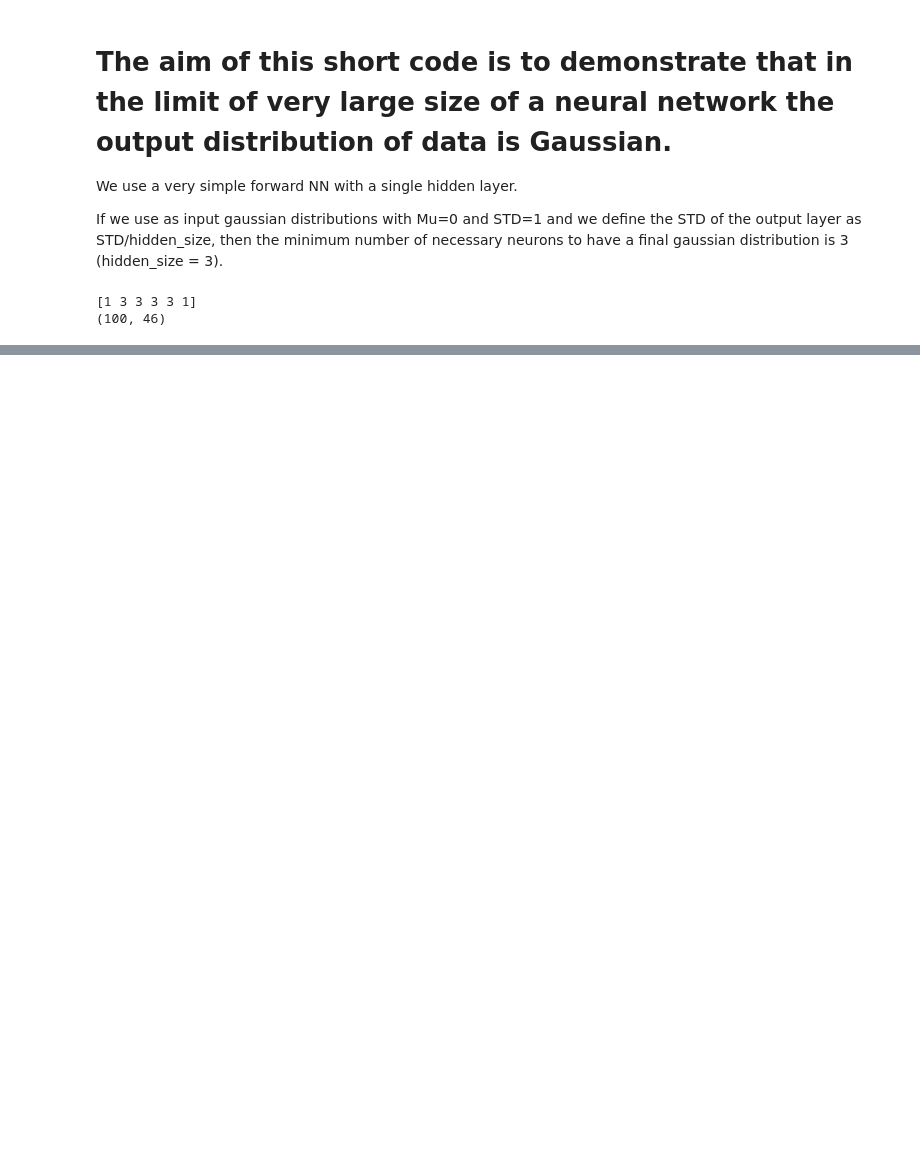
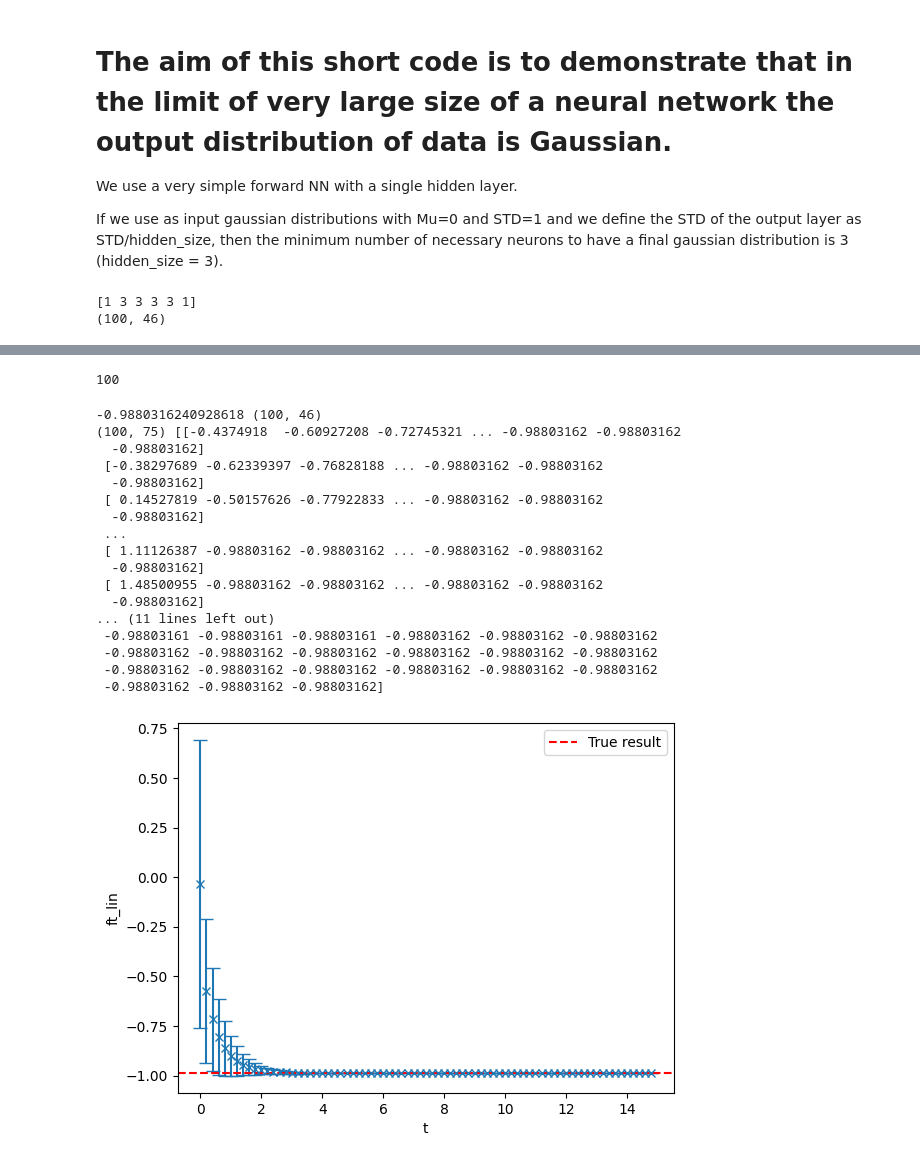
Before and after one commit to Manuel1711/Neural-Networks, a Jupyter notebook: NN_Gaussian.ipynb, the cells around one changed output, grey strips where cells are left out. Cells and saved outputs as stored; diff of their text form; code cells hidden in the pictures; blank space fills up the shorter version.

Commit message:
Train

```diff
--- a/NN_Gaussian.ipynb
+++ b/NN_Gaussian.ipynb
@@ -47,6 +47,16 @@ def bootobj_extr(layer_, el1_, el2_):
         vecB = Bs[i,layer_]
         B[i] = vecB[el1_]
     return A,B
+
+def data_law(x_):
+    return math.sin(x_)
+
+#Bootstrap Mean and Sigma
+def mean(arr):
+    return sum(arr)/len(arr)
+def std_dev(arr):
+    arr_mean = mean(arr)
+    return (sum([(i - arr_mean)**2 for i in arr]) / (len(arr)-1))**0.5
 # %%
 # Define the dimensions of the NN
 input_size = 1
@@ -208,9 +218,65 @@ print(theta)
 # %%
 def Train(grad_, theta_, eta_, t_, output_, Y_):
-    omega_t = -grad_/theta_*(1-e^(-eta_*theta_*t_))*(output_ - Y_)
-    f_lin = (1-e^(-eta_*theta_*t_))*Y_ + e^(-eta_*theta_*t_)*output_
+    omega_t = -grad_/theta_*(1-math.exp(-eta_*theta_*t_))*(output_ - Y_)
+    f_lin = (1-math.exp(-eta_*theta_*t_))*Y_ + math.exp(-eta_*theta_*t_)*output_
     return omega_t, f_lin
 
 def Ver(x_, theta_, t_, Y_, i_, output_):
-    mu_t = theta_*theta^(-1)*(1-e^(-eta_*theta_*t_))*Y_
-    gamma_t = forward(x_,i,tf.nn.relu) - theta*theta^(-1)*(1-e^(-eta_*theta_*t_))*output_
+    mu_t = theta_*theta^(-1)*(1-math.exp(-eta_*theta_*t_))*Y_
+    gamma_t = forward(x_,i,tf.nn.relu) - theta*theta^(-1)*(1-math.exp(-eta_*theta_*t_))*output_
+
+print(len(output_array))
+# %% [output]
+100
+# %%
+Y = data_law(30.)
+print(Y, grads_array.shape)
+
+#omega = []
+Bins = np.arange(0,15,0.2)
+flin_tr = np.empty((Nboot, len(Bins)))
+
+for i in range(Nboot):
+    for j in range(len(Bins)):
+        _, flin_tr_app = Train(grads_array[i,:],theta[i], 0.3, j, output_array[i], Y)
+        flin_tr[i,j] = flin_tr_app
+
+#print(omega[1])
+print(flin_tr.shape, flin_tr)
+
+flin_tr_mu = np.empty(len(Bins))
+flin_tr_s = np.empty(len(Bins))
+
+
+for i in range(len(Bins)):
+    flin_tr_mu[i] = mean(flin_tr[:,i])
+    flin_tr_s[i] = std_dev(flin_tr[:,i])
+
+print(flin_tr_mu.shape, flin_tr_mu)
+
+
+plt.errorbar(Bins, flin_tr_mu, yerr=flin_tr_s, fmt='x', capsize=5)
+plt.axhline(Y, color='r', linestyle='--', label='True result')
+plt.legend()
+plt.xlabel('t')
+plt.ylabel('ft_lin')
+plt.show()
+# %% [output]
+-0.9880316240928618 (100, 46)
+(100, 75) [[-0.4374918  -0.60927208 -0.72745321 ... -0.98803162 -0.98803162
+  -0.98803162]
+ [-0.38297689 -0.62339397 -0.76828188 ... -0.98803162 -0.98803162
+  -0.98803162]
+ [ 0.14527819 -0.50157626 -0.77922833 ... -0.98803162 -0.98803162
+  -0.98803162]
+ ...
+ [ 1.11126387 -0.98803162 -0.98803162 ... -0.98803162 -0.98803162
+  -0.98803162]
+ [ 1.48500955 -0.98803162 -0.98803162 ... -0.98803162 -0.98803162
+  -0.98803162]
+... (11 lines left out)
+ -0.98803161 -0.98803161 -0.98803161 -0.98803162 -0.98803162 -0.98803162
+ -0.98803162 -0.98803162 -0.98803162 -0.98803162 -0.98803162 -0.98803162
+ -0.98803162 -0.98803162 -0.98803162 -0.98803162 -0.98803162 -0.98803162
+ -0.98803162 -0.98803162 -0.98803162]
+[figure, added]
```
Also changed, not shown: parts of 3 cells of this notebook.
